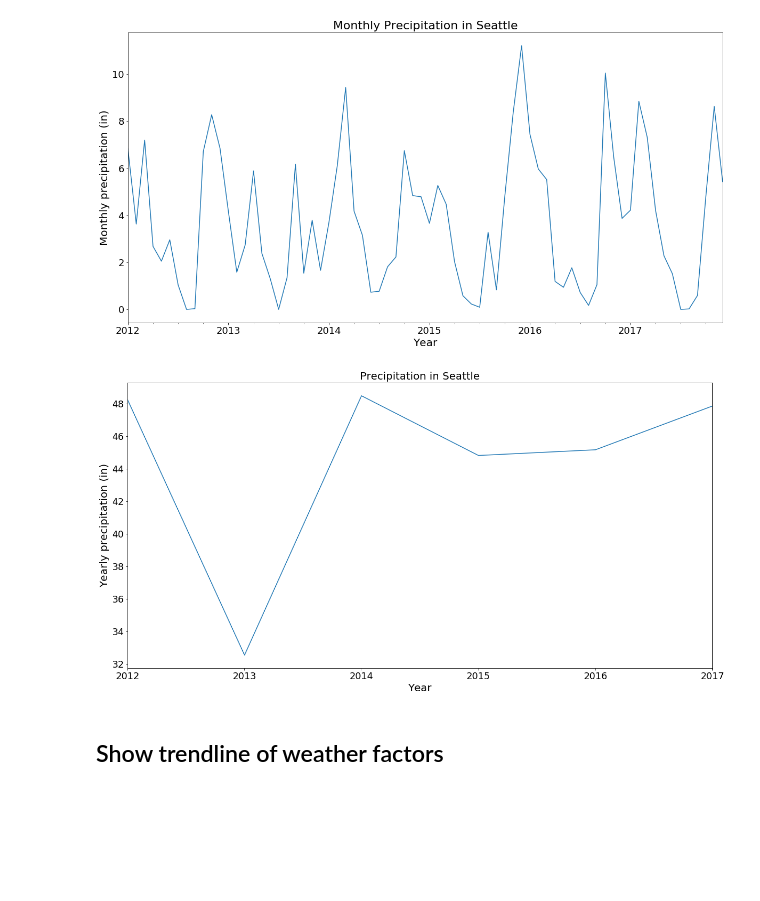
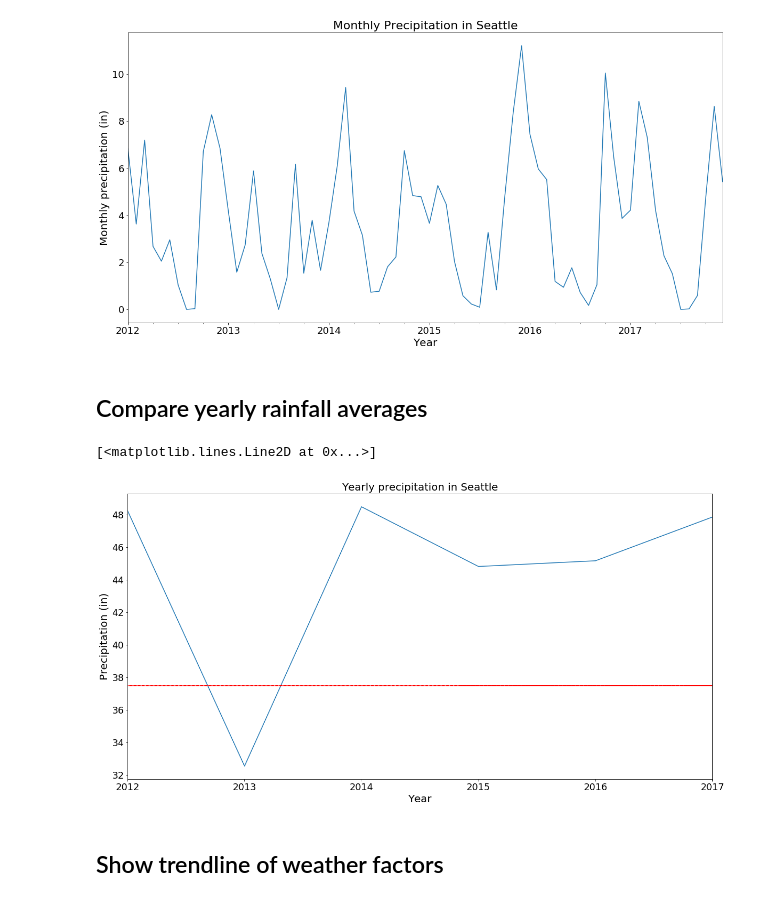
Before and after one commit to mrogove/SeattleBikes2, a Jupyter notebook: seattleAnalyses.ipynb, the cells around one changed output. Drawn from its saved outputs; the diff is of its cells as text; code cells hidden in the pictures; blank space fills up the shorter version.

Commit message:
Adding in average line

```diff
--- a/seattleAnalyses.ipynb
+++ b/seattleAnalyses.ipynb
@@ -159,15 +168,21 @@ plt.title("Monthly Precipitation in Seattle",size=22)
 plt.xlabel('Year',size=20);
 # %% [output]
 [figure]
+# %% [markdown]
+## Compare yearly rainfall averages
 # %%
 #Seattle averages 37.49 inches of precipitation a year.
 weather['PRCP'].resample('a').sum().plot(figsize = (defaultfiguresize),fontsize=18); #end of year sampling...
 plt.ylabel('Precipitation (in)',size=20)
 plt.title("Yearly precipitation in Seattle",size=20)
+#pylab.ylim([0,200])
 plt.xlabel('Year',size=20);
+horiz_line_data = np.array([37.49 for i in range(len(weather['PRCP'].resample('a').sum()))])
+plt.plot(xs, horiz_line_data, 'r--')
 #we've been WAY over that average.
 # %% [output]
+[<matplotlib.lines.Line2D at 0x...>]
-[figure, old version]
+[figure, new version]
 # %%
 # join the weather data to our daily data
 daily = daily.join(weather)
```
Also changed, not shown: parts of 6 cells of this notebook.
